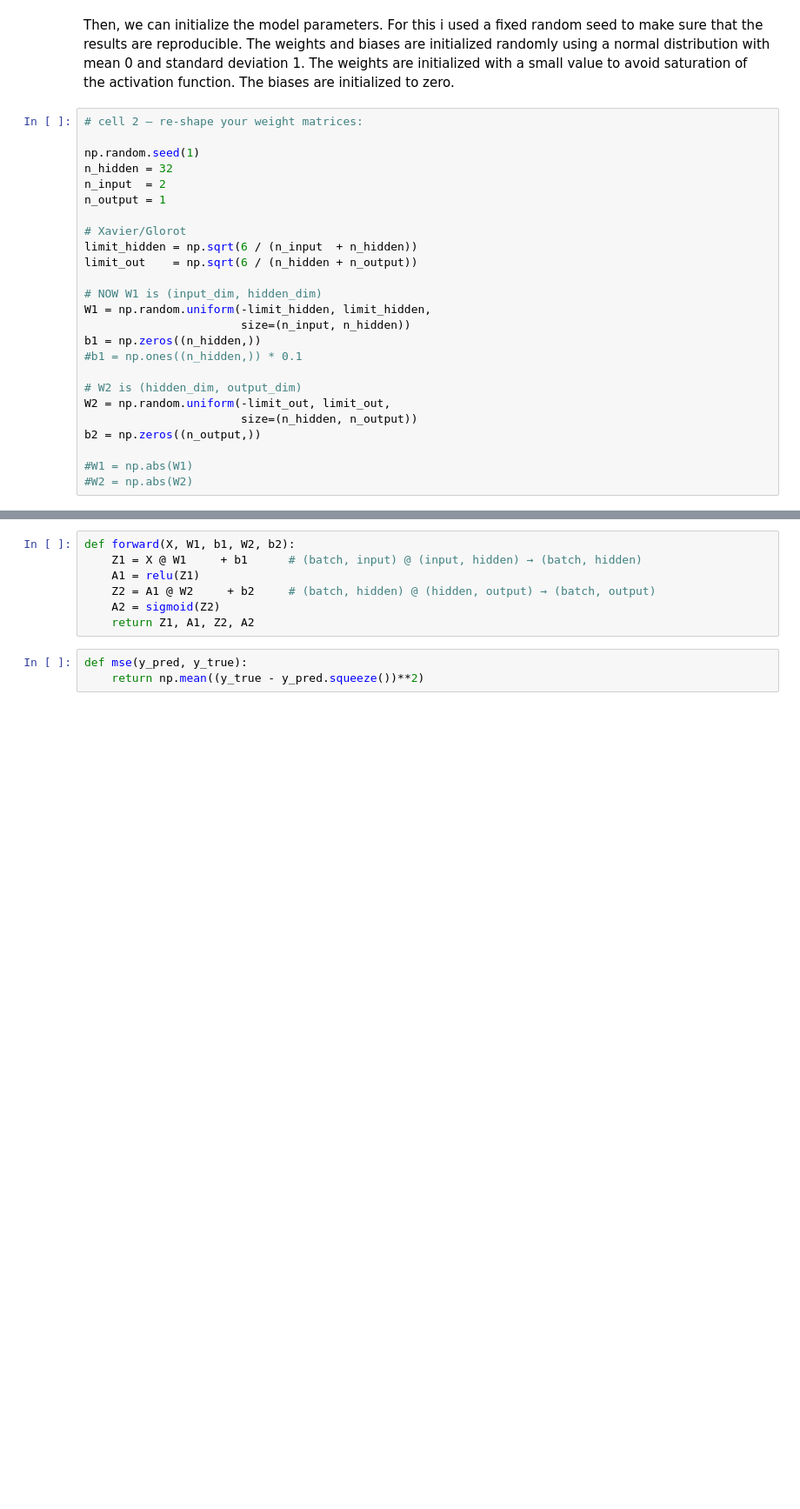
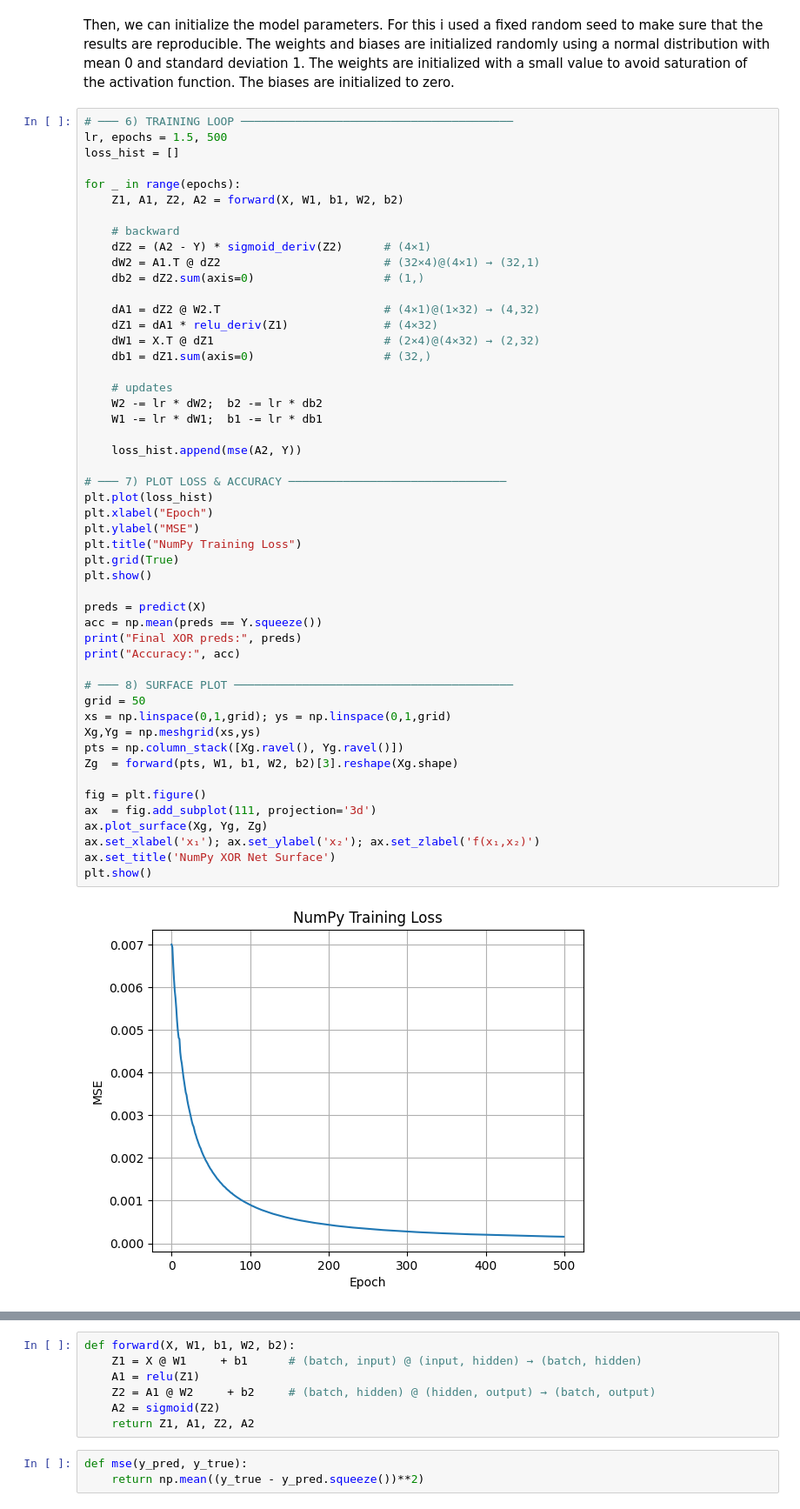
Before and after one commit to Kemalcikota113/deep-machine-learning, a Jupyter notebook: A3/A3.ipynb, the cells around one changed output, grey strips where cells are left out. Shown: that part at 87% size. Saved outputs shown, nothing was run; the diff lists cells and outputs as text; blank space fills up the shorter version.

```diff
--- a/A3/A3.ipynb
+++ b/A3/A3.ipynb
@@ -83,27 +149,54 @@ def sigmoid_derivative(z):
 # %% [markdown]
 Then, we can initialize the model parameters. For this i used a fixed random seed to make sure that the results are reproducible. The weights and biases are initialized randomly using a normal distribution with mean 0 and standard deviation 1. The weights are initialized with a small value to avoid saturation of the activation function. The biases are initialized to zero.
 # %%
-# cell 2 — re‑shape your weight matrices:
+# ─── 6) TRAINING LOOP ────────────────────────────────────────
+lr, epochs = 1.5, 500
+loss_hist = []
 
-np.random.seed(1)
-n_hidden = 32
-n_input  = 2
-n_output = 1
+for _ in range(epochs):
+    Z1, A1, Z2, A2 = forward(X, W1, b1, W2, b2)
 
-# Xavier/Glorot
-limit_hidden = np.sqrt(6 / (n_input  + n_hidden))
-limit_out    = np.sqrt(6 / (n_hidden + n_output))
+    # backward
+    dZ2 = (A2 - Y) * sigmoid_deriv(Z2)      # (4×1)
+    dW2 = A1.T @ dZ2                        # (32×4)@(4×1) → (32,1)
+    db2 = dZ2.sum(axis=0)                   # (1,)
 
-# NOW W1 is (input_dim, hidden_dim)
-W1 = np.random.uniform(-limit_hidden, limit_hidden,
-                       size=(n_input, n_hidden))
-b1 = np.zeros((n_hidden,))
-#b1 = np.ones((n_hidden,)) * 0.1
+    dA1 = dZ2 @ W2.T                        # (4×1)@(1×32) → (4,32)
+    dZ1 = dA1 * relu_deriv(Z1)              # (4×32)
+    dW1 = X.T @ dZ1                         # (2×4)@(4×32) → (2,32)
+    db1 = dZ1.sum(axis=0)                   # (32,)
 
-# W2 is (hidden_dim, output_dim)
-W2 = np.random.uniform(-limit_out, limit_out,
-                       size=(n_hidden, n_output))
-b2 = np.zeros((n_output,))
+    # updates
+    W2 -= lr * dW2;  b2 -= lr * db2
+    W1 -= lr * dW1;  b1 -= lr * db1
 
-#W1 = np.abs(W1)
-#W2 = np.abs(W2)
+    loss_hist.append(mse(A2, Y))
+
+# ─── 7) PLOT LOSS & ACCURACY ────────────────────────────────
+plt.plot(loss_hist)
+plt.xlabel("Epoch")
+plt.ylabel("MSE")
+plt.title("NumPy Training Loss")
+plt.grid(True)
+plt.show()
+
+preds = predict(X)
+acc = np.mean(preds == Y.squeeze())
+print("Final XOR preds:", preds)
+print("Accuracy:", acc)
+
+# ─── 8) SURFACE PLOT ─────────────────────────────────────────
+grid = 50
+xs = np.linspace(0,1,grid); ys = np.linspace(0,1,grid)
+Xg,Yg = np.meshgrid(xs,ys)
+pts = np.column_stack([Xg.ravel(), Yg.ravel()])
+Zg  = forward(pts, W1, b1, W2, b2)[3].reshape(Xg.shape)
+
+fig = plt.figure()
+ax  = fig.add_subplot(111, projection='3d')
+ax.plot_surface(Xg, Yg, Zg)
+ax.set_xlabel('x₁'); ax.set_ylabel('x₂'); ax.set_zlabel('f(x₁,x₂)')
+ax.set_title('NumPy XOR Net Surface')
+plt.show()
+# %% [output]
+[figure, added]
```
Also changed, not shown: parts of 10 cells of this notebook, 1 other file.
